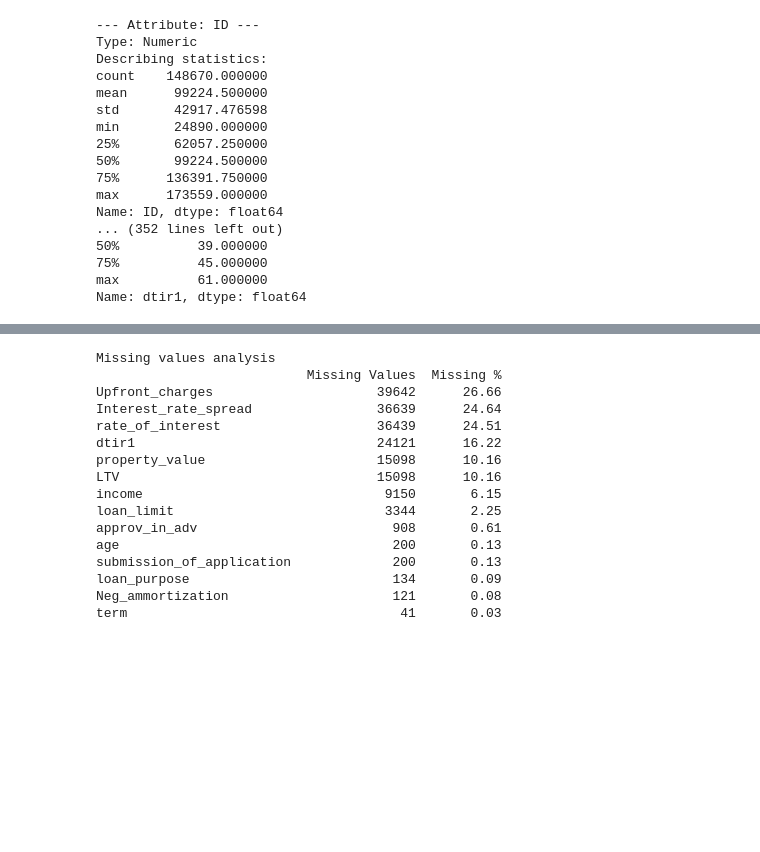
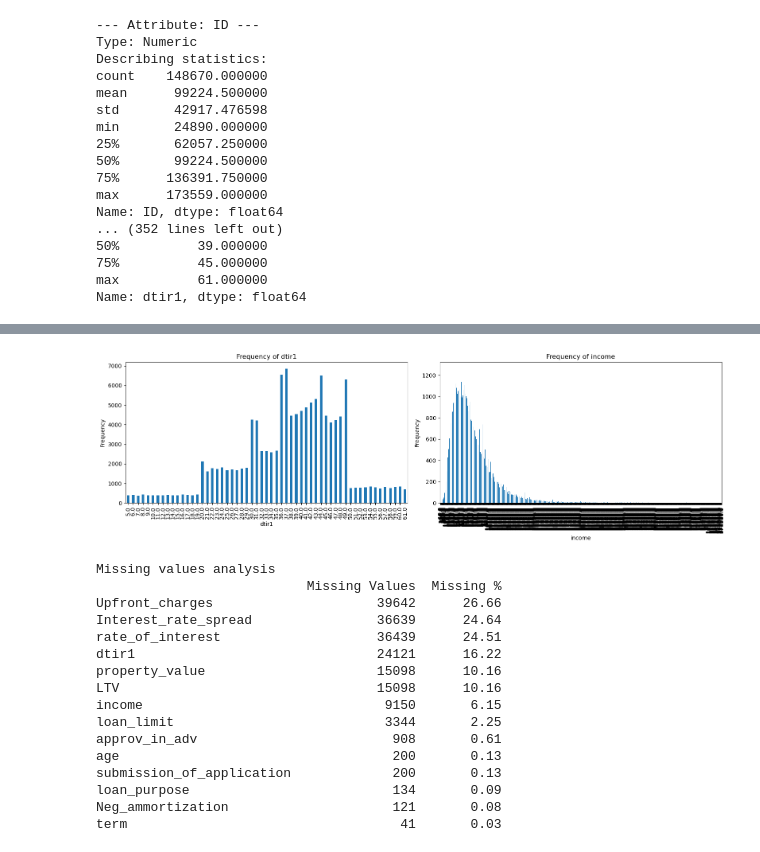
Before and after one commit to marcolari06-maker/loan-default-prediction, a Jupyter notebook: Preprocessing.ipynb, the cells around one changed output, grey strips where cells are left out. Saved outputs shown, nothing was run; the diff lists cells and outputs as text; code cells hidden in the pictures; blank space fills up the shorter version.

```diff
--- a/Preprocessing.ipynb
+++ b/Preprocessing.ipynb
@@ -157 +174,22 @@ dtype: int64
+# %%
+fig, axes = plt.subplots(1, 2, figsize=(16, 5))
+
+# dtir1
+dtir1_counts = df_github['dtir1'].dropna().value_counts().sort_index()
+dtir1_counts.plot(kind='bar', ax=axes[0], rot=90)
+axes[0].set_title('Frequency of dtir1')
+axes[0].set_xlabel('dtir1')
+axes[0].set_ylabel('Frequency')
+
+# income
+income_counts = df_github['income'].dropna().value_counts().sort_index()
+income_counts.plot(kind='bar', ax=axes[1], rot=90)
+axes[1].set_title('Frequency of income')
+axes[1].set_xlabel('income')
+axes[1].set_ylabel('Frequency')
+
+plt.tight_layout()
+plt.show()
+# %% [output]
+[figure, added]
 # %%
```
Also changed, not shown: parts of 36 cells of this notebook.
